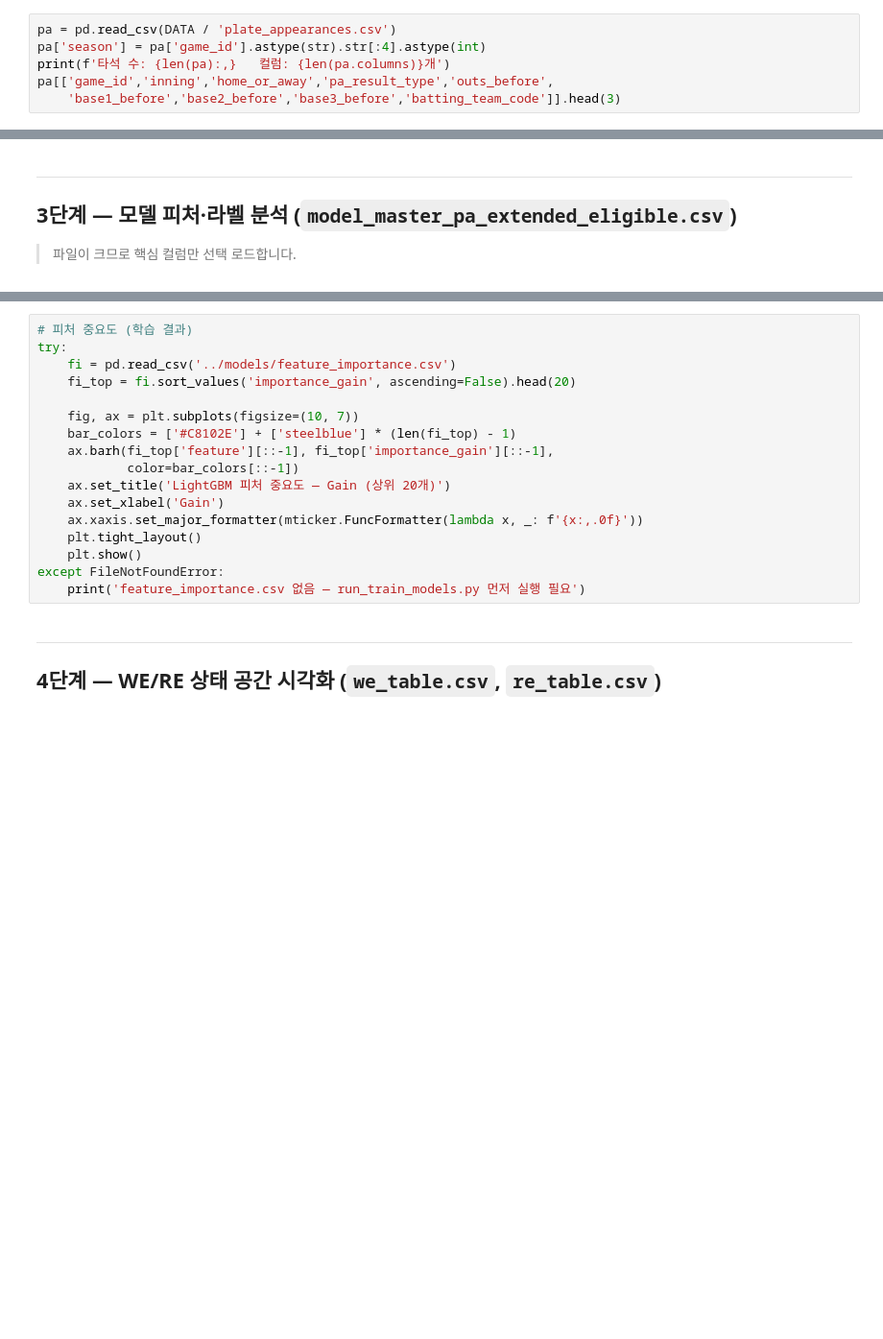
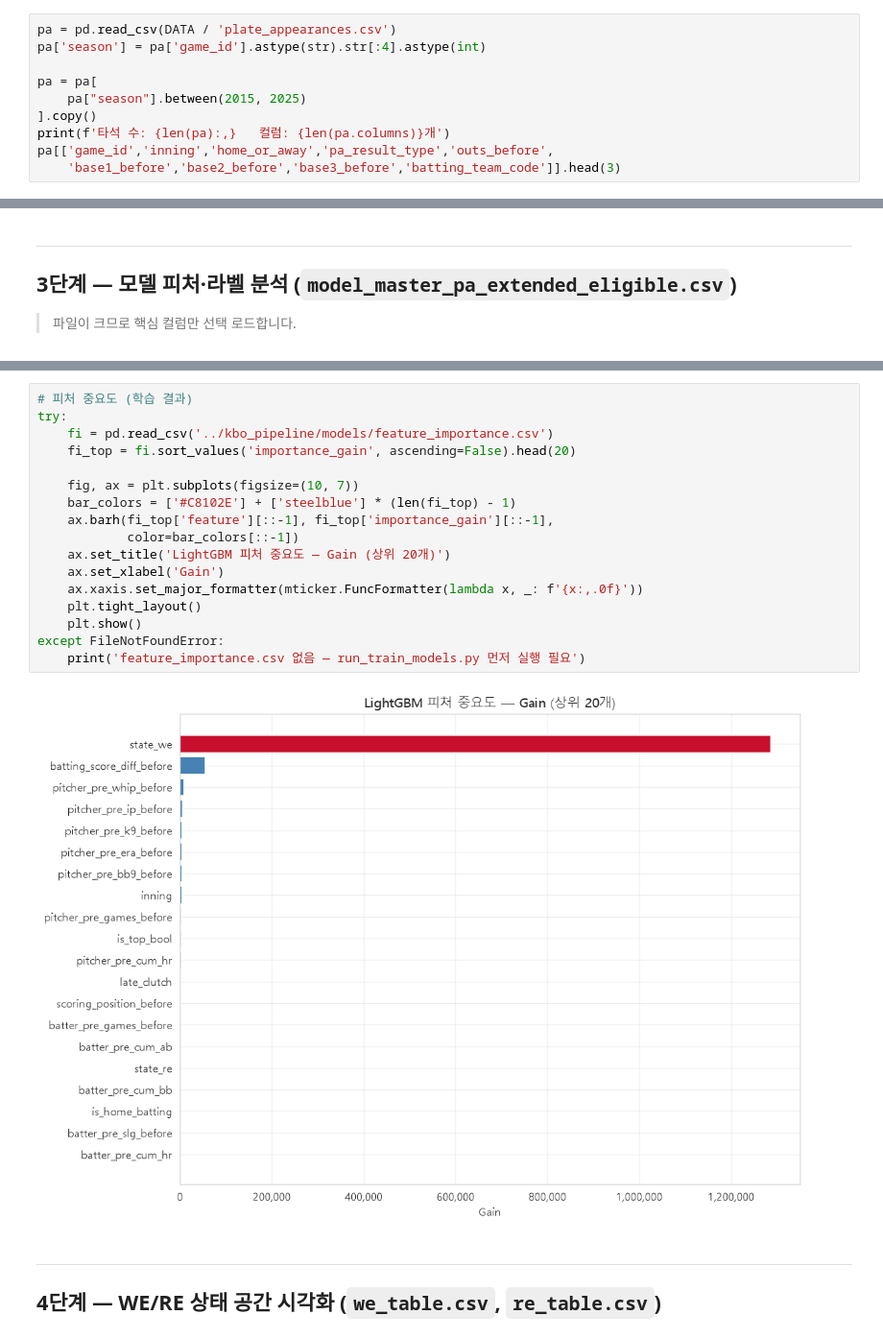
Before and after one commit to Donghaeng-LOTTO/Donghaeng-LOTTO, a Jupyter notebook: analysis/eda260614.ipynb, the cells around one changed output, grey strips where cells are left out. Shown at 96% size. Saved outputs shown, nothing was run; the diff lists cells and outputs as text; blank space fills up the shorter version.

```diff
--- a/analysis/eda260614.ipynb
+++ b/analysis/eda260614.ipynb
@@ -108,6 +144,10 @@ plt.show()
 # %%
 pa = pd.read_csv(DATA / 'plate_appearances.csv')
 pa['season'] = pa['game_id'].astype(str).str[:4].astype(int)
+
+pa = pa[
+    pa["season"].between(2015, 2025)
+].copy()
 print(f'타석 수: {len(pa):,}   컬럼: {len(pa.columns)}개')
 pa[['game_id','inning','home_or_away','pa_result_type','outs_before',
     'base1_before','base2_before','base3_before','batting_team_code']].head(3)
@@ -391,20 +564,22 @@ plt.show()
 # %%
 # 피처 중요도 (학습 결과)
 try:
-    fi = pd.read_csv('../models/feature_importance.csv')
+    fi = pd.read_csv('../kbo_pipeline/models/feature_importance.csv')
     fi_top = fi.sort_values('importance_gain', ascending=False).head(20)
 
     fig, ax = plt.subplots(figsize=(10, 7))
     bar_colors = ['#C8102E'] + ['steelblue'] * (len(fi_top) - 1)
     ax.barh(fi_top['feature'][::-1], fi_top['importance_gain'][::-1],
             color=bar_colors[::-1])
     ax.set_title('LightGBM 피처 중요도 — Gain (상위 20개)')
     ax.set_xlabel('Gain')
     ax.xaxis.set_major_formatter(mticker.FuncFormatter(lambda x, _: f'{x:,.0f}'))
     plt.tight_layout()
     plt.show()
 except FileNotFoundError:
     print('feature_importance.csv 없음 — run_train_models.py 먼저 실행 필요')
+# %% [output]
+[figure, added]
 # %% [markdown]
 ---
 ## 4단계 — WE/RE 상태 공간 시각화 (`we_table.csv`, `re_table.csv`)
```
Also changed, not shown: parts of 27 cells of this notebook.
